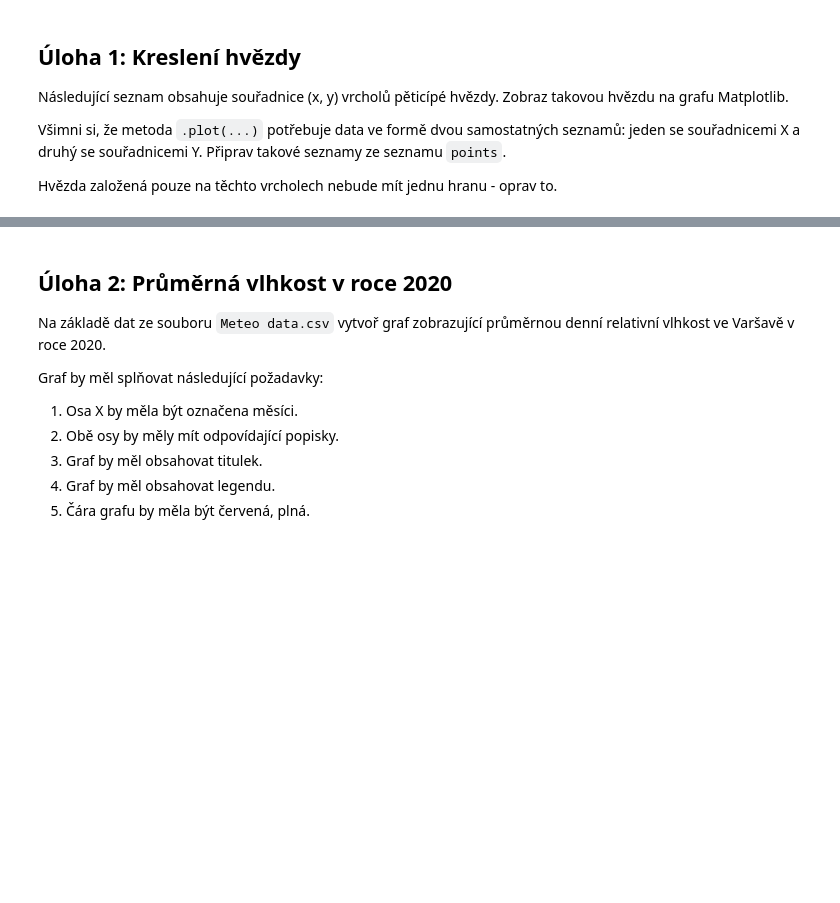
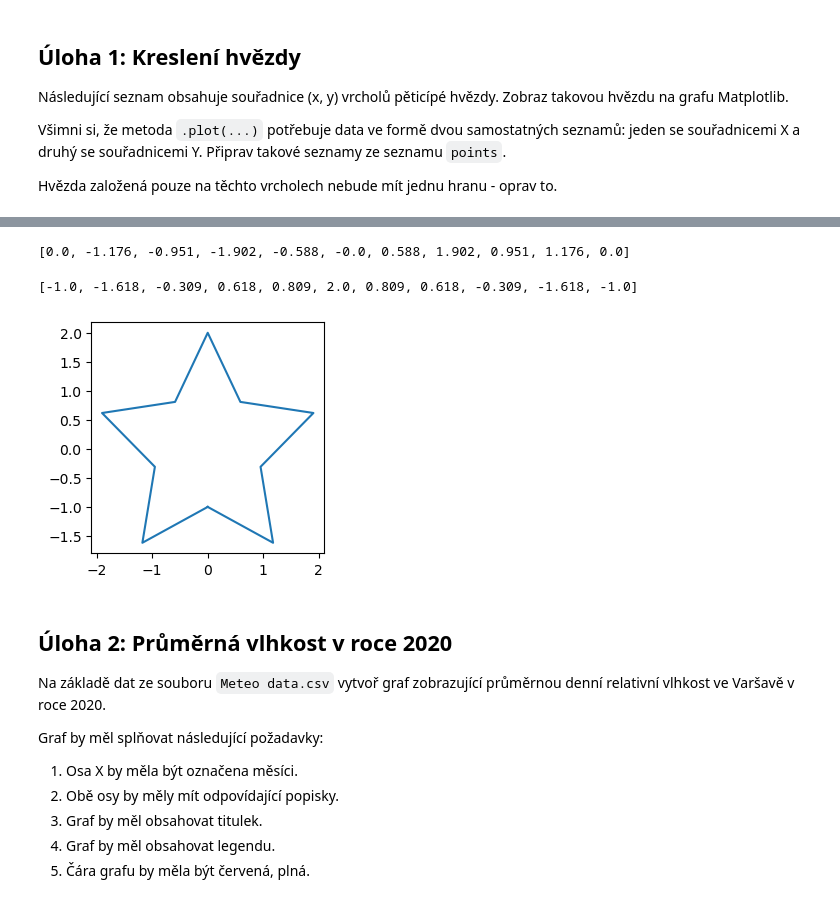
Before and after one commit to danakozakova/Python-CodersLab, a Jupyter notebook: Day_7/Day_7_01_Generating_2D_charts_reseni.ipynb, the cells around one changed output, grey strips where cells are left out. Drawn from its saved outputs; the diff is of its cells as text; code cells hidden in the pictures; blank space fills up the shorter version.

```diff
--- a/Day_7/Day_7_01_Generating_2D_charts_reseni.ipynb
+++ b/Day_7/Day_7_01_Generating_2D_charts_reseni.ipynb
@@ -391,3 +399,28 @@ points = [
+# %%
+# points[i][0]
+# for p in points: zober p[0]
+
+x = [p[0] for p in points]
+y = [p[1] for p in points]
+# %%
+x.append(x[0])
+# %%
+y.append(y[0])
+# %%
+x
+# %% [output]
+[0.0, -1.176, -0.951, -1.902, -0.588, -0.0, 0.588, 1.902, 0.951, 1.176, 0.0]
+# %%
+y
+# %% [output]
+[-1.0, -1.618, -0.309, 0.618, 0.809, 2.0, 0.809, 0.618, -0.309, -1.618, -1.0]
+# %%
+plt.figure(figsize=(3,3))
+
+plt.plot(x,y)
+plt.show()
+# %% [output]
+[figure, added]
 # %% [markdown]
 ## Úloha 2: Průměrná vlhkost v roce 2020
 
```
Also changed, not shown: parts of 5 cells of this notebook.
